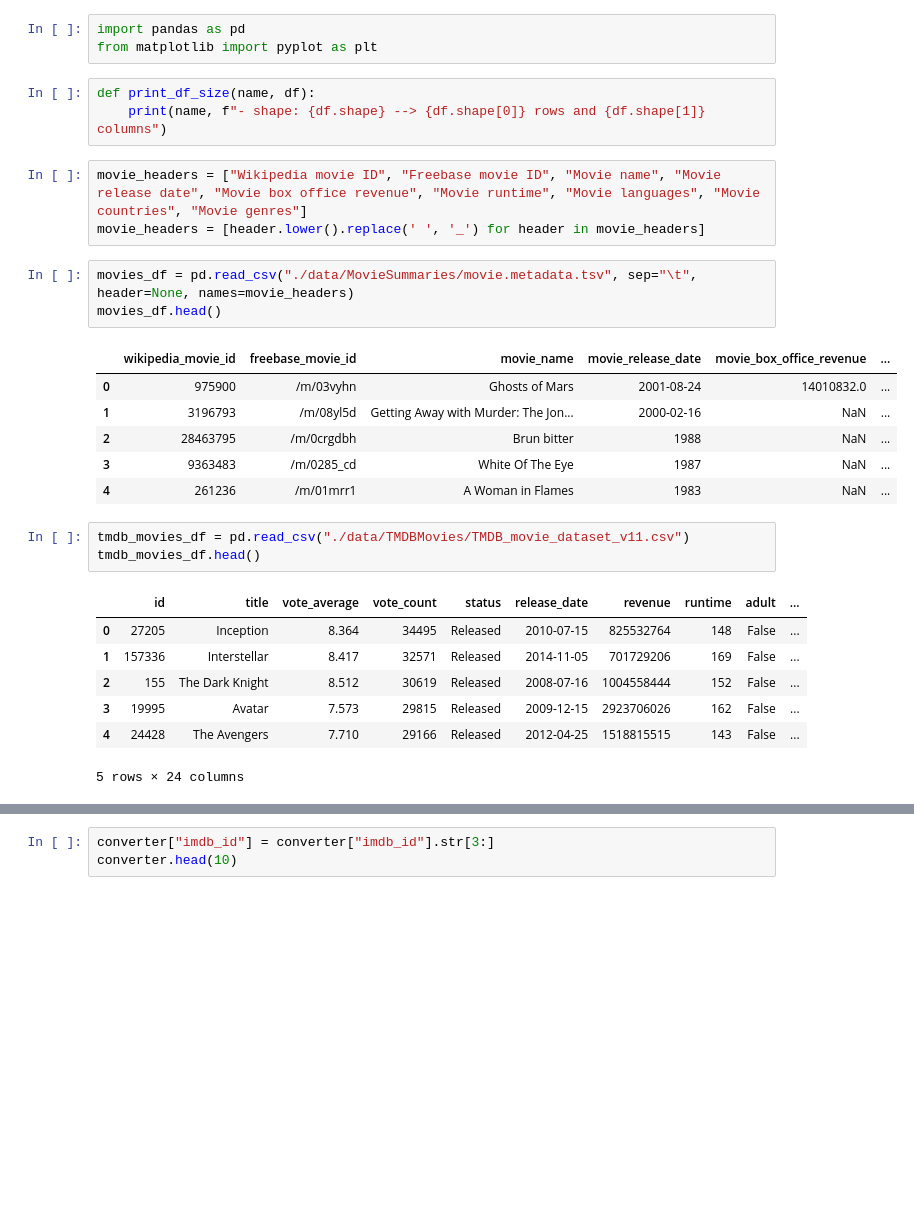
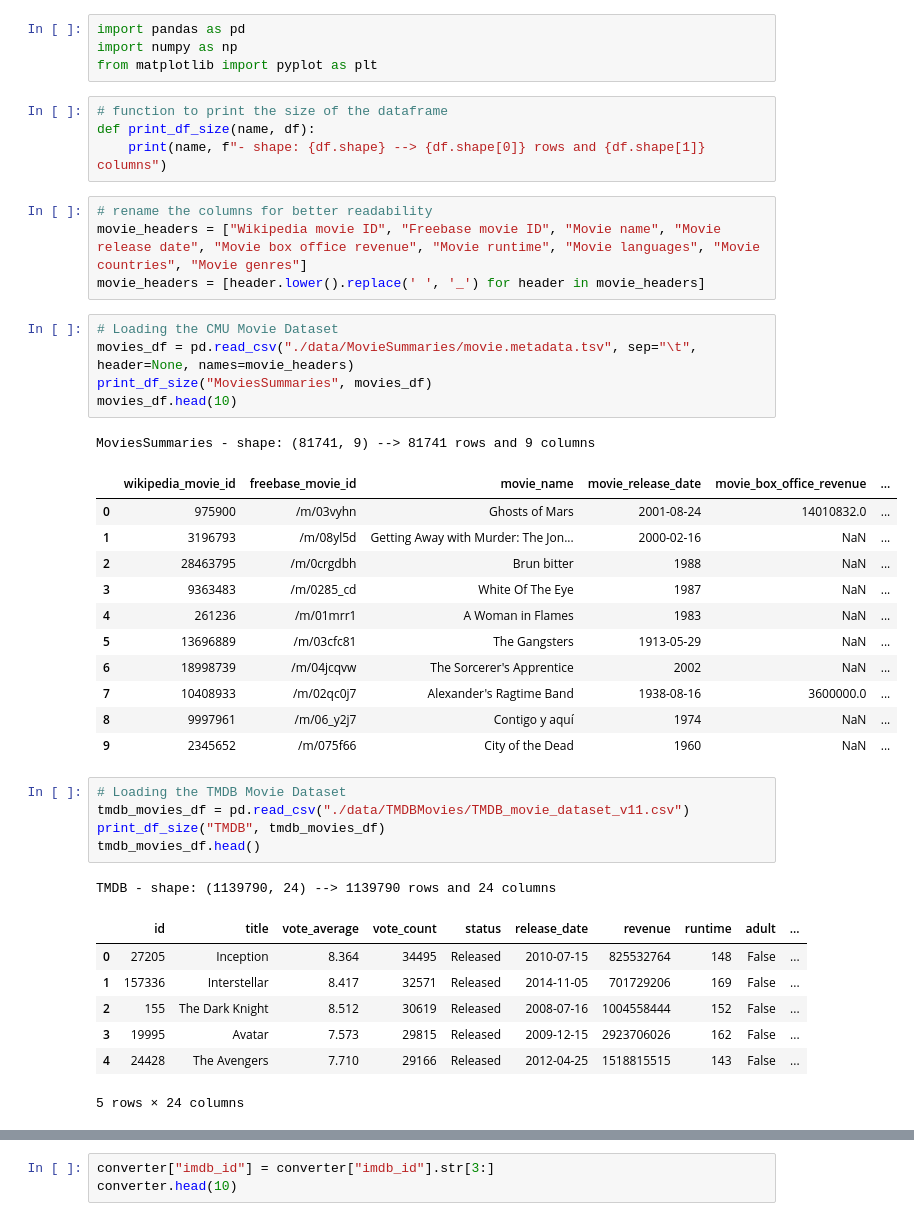
Before and after one commit to epfl-ada/ada-2024-project-gear5, a Jupyter notebook: data_exploration.ipynb, the cells around one changed output, grey strips where cells are left out. Saved outputs shown, nothing was run; the diff lists cells and outputs as text; blank space fills up the shorter version.

```diff
--- a/data_exploration.ipynb
+++ b/data_exploration.ipynb
@@ -1,31 +1,45 @@
 # %%
 import pandas as pd
+import numpy as np
 from matplotlib import pyplot as plt
 # %%
+# function to print the size of the dataframe
 def print_df_size(name, df):
 	print(name, f"- shape: {df.shape} --> {df.shape[0]} rows and {df.shape[1]} columns")
 # %%
+# rename the columns for better readability
 movie_headers = ["Wikipedia movie ID", "Freebase movie ID", "Movie name", "Movie release date", "Movie box office revenue", "Movie runtime", "Movie languages", "Movie countries", "Movie genres"]
 movie_headers = [header.lower().replace(' ', '_') for header in movie_headers]
 # %%
+# Loading the CMU Movie Dataset
 movies_df = pd.read_csv("./data/MovieSummaries/movie.metadata.tsv", sep="\t", header=None, names=movie_headers)
-movies_df.head()
+print_df_size("MoviesSummaries", movies_df)
+movies_df.head(10)
 # %% [output]
+MoviesSummaries - shape: (81741, 9) --> 81741 rows and 9 columns
 |  | wikipedia_movie_id | freebase_movie_id | movie_name | movie_release_date | movie_box_office_revenue | ... |
 | 0 | 975900 | /m/03vyhn | Ghosts of Mars | 2001-08-24 | 14010832.0 | ... |
 | 1 | 3196793 | /m/08yl5d | Getting Away with Murder: The Jon... | 2000-02-16 | NaN | ... |
 | 2 | 28463795 | /m/0crgdbh | Brun bitter | 1988 | NaN | ... |
 | 3 | 9363483 | /m/0285_cd | White Of The Eye | 1987 | NaN | ... |
 | 4 | 261236 | /m/01mrr1 | A Woman in Flames | 1983 | NaN | ... |
+| 5 | 13696889 | /m/03cfc81 | The Gangsters | 1913-05-29 | NaN | ... |
+| 6 | 18998739 | /m/04jcqvw | The Sorcerer's Apprentice | 2002 | NaN | ... |
+| 7 | 10408933 | /m/02qc0j7 | Alexander's Ragtime Band | 1938-08-16 | 3600000.0 | ... |
+| 8 | 9997961 | /m/06_y2j7 | Contigo y aquí | 1974 | NaN | ... |
+| 9 | 2345652 | /m/075f66 | City of the Dead | 1960 | NaN | ... |
 # %%
+# Loading the TMDB Movie Dataset
 tmdb_movies_df = pd.read_csv("./data/TMDBMovies/TMDB_movie_dataset_v11.csv")
+print_df_size("TMDB", tmdb_movies_df)
 tmdb_movies_df.head()
 # %% [output]
+TMDB - shape: (1139790, 24) --> 1139790 rows and 24 columns
 |  | id | title | vote_average | vote_count | status | release_date | revenue | runtime | adult | ... |
 | 0 | 27205 | Inception | 8.364 | 34495 | Released | 2010-07-15 | 825532764 | 148 | False | ... |
 | 1 | 157336 | Interstellar | 8.417 | 32571 | Released | 2014-11-05 | 701729206 | 169 | False | ... |
 | 2 | 155 | The Dark Knight | 8.512 | 30619 | Released | 2008-07-16 | 1004558444 | 152 | False | ... |
 | 3 | 19995 | Avatar | 7.573 | 29815 | Released | 2009-12-15 | 2923706026 | 162 | False | ... |
 | 4 | 24428 | The Avengers | 7.710 | 29166 | Released | 2012-04-25 | 1518815515 | 143 | False | ... |
-5 rows × 24 columns
+5 rows × 24 columns
 # %%
```
Also changed, not shown: parts of 39 cells of this notebook, 3 other files.
